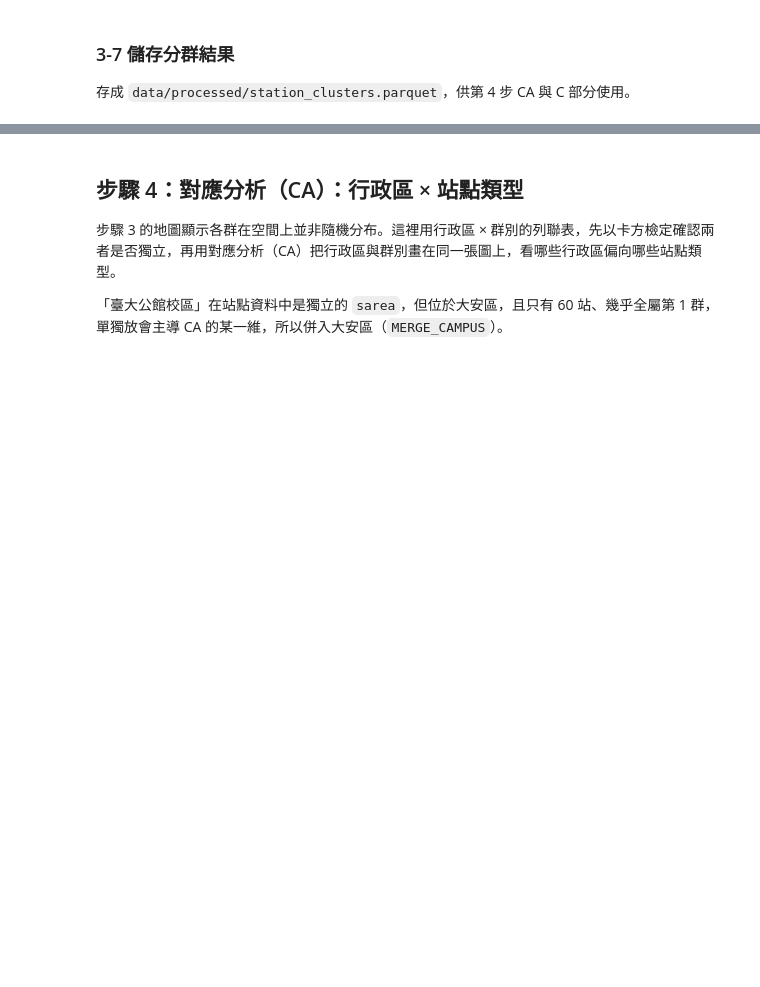
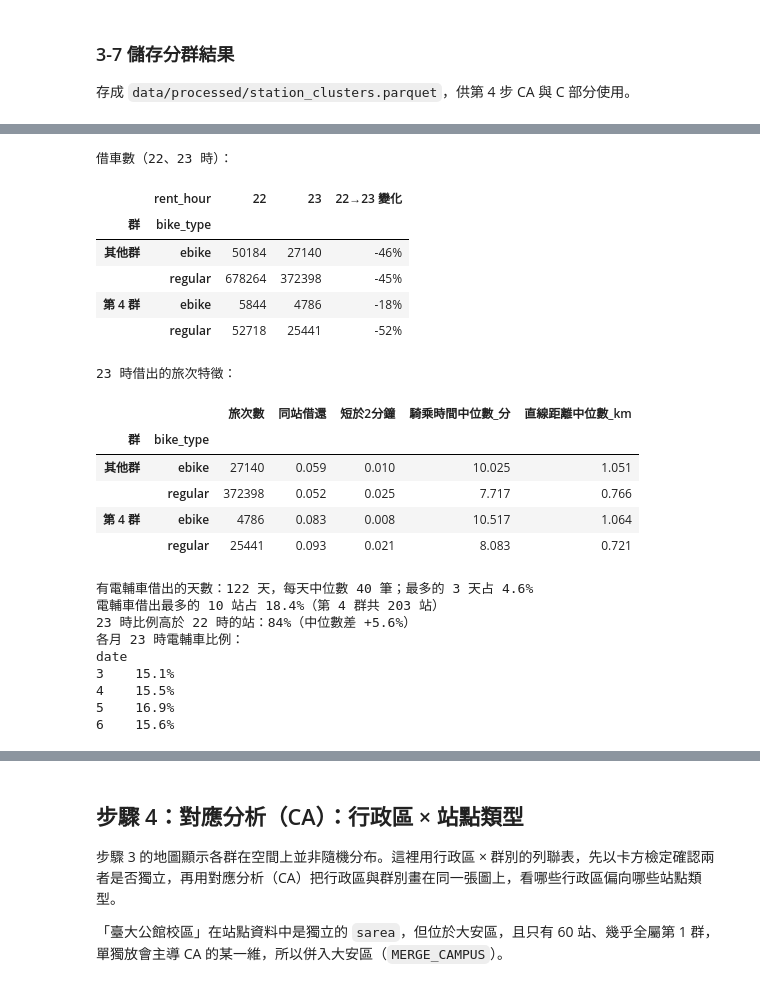
Before and after one commit to ziyingyang519/youbike-ebike-analysis, a Jupyter notebook: notebooks/03_station_patterns.ipynb, the cells around one changed output, grey strips where cells are left out. Drawn from its saved outputs; the diff is of its cells as text; code cells hidden in the pictures; blank space fills up the shorter version.

```diff
--- a/notebooks/03_station_patterns.ipynb
+++ b/notebooks/03_station_patterns.ipynb
@@ -704 +713,66 @@ out.head()
+# %%
+from youbike.features import haversine_km
+
+cols = ["date", "rent_hour", "rent_station", "bike_type", "duration_min", "same_station",
+        "rent_latitude", "rent_longitude", "return_latitude", "return_longitude"]
+late = []
+for m in STUDY_MONTHS:
+    t = pd.read_parquet(INTERIM / f"trips_{m.replace('-', '')}.parquet", columns=cols,
+                        filters=[("rent_hour", "in", [22, 23])])
+    t["rent_station"] = t["rent_station"].astype(str)
+    t["bike_type"] = t["bike_type"].astype(str)
+    late.append(t[t["rent_station"].isin(cluster.index)])
+late = pd.concat(late, ignore_index=True)
+late["群"] = np.where(late["rent_station"].map(cluster) == 4, "第 4 群", "其他群")
+late["km"] = haversine_km(late["rent_latitude"], late["rent_longitude"], late["return_latitude"], late["return_longitude"])
+
+# 1. 借車數：22 → 23 時的變化
+n_trips = late.groupby(["群", "bike_type", "rent_hour"]).size().unstack("rent_hour")
+n_trips["22→23 變化"] = (n_trips[23] / n_trips[22] - 1).map("{:+.0%}".format)
+print("借車數（22、23 時）：")
+display(n_trips)
+
+# 2. 旅次特徵：是否有異常旅次
+trip_check = (late[late["rent_hour"] == 23].groupby(["群", "bike_type"])
+              .agg(旅次數=("km", "size"), 同站借還=("same_station", "mean"),
+                   短於2分鐘=("duration_min", lambda s: (s < 2).mean()),
+                   騎乘時間中位數_分=("duration_min", "median"), 直線距離中位數_km=("km", "median")))
+print("23 時借出的旅次特徵：")
+display(trip_check.round(3))
+
+# 3. 第 4 群 23 時的集中程度
+c4_23 = late[(late["群"] == "第 4 群") & (late["rent_hour"] == 23)]
+by_day = c4_23[c4_23["bike_type"] == "ebike"].groupby(c4_23["date"].dt.date).size()
+by_station = c4_23.groupby("rent_station")["bike_type"].apply(lambda s: (s == "ebike").sum()).sort_values(ascending=False)
+share_by_hour = (late[late["群"] == "第 4 群"].groupby(["rent_station", "rent_hour"])["bike_type"]
+                 .apply(lambda s: (s == "ebike").mean()).unstack())
+print(f"有電輔車借出的天數：{by_day.size} 天，每天中位數 {by_day.median():.0f} 筆；最多的 3 天占 {by_day.nlargest(3).sum() / by_day.sum():.1%}")
+print(f"電輔車借出最多的 10 站占 {by_station.head(10).sum() / by_station.sum():.1%}（第 4 群共 {by_station.size} 站）")
+print(f"23 時比例高於 22 時的站：{(share_by_hour[23] > share_by_hour[22]).mean():.0%}（中位數差 {(share_by_hour[23] - share_by_hour[22]).median():+.1%}）")
+print("各月 23 時電輔車比例：")
+print(c4_23.groupby(c4_23["date"].dt.month)["bike_type"].apply(lambda s: (s == "ebike").mean()).map("{:.1%}".format).to_string())
+# %% [output]
+借車數（22、23 時）：
+|  | rent_hour | 22 | 23 | 22→23 變化 |
+| 群 | bike_type |  |  |  |
+| 其他群 | ebike | 50184 | 27140 | -46% |
+|  | regular | 678264 | 372398 | -45% |
+| 第 4 群 | ebike | 5844 | 4786 | -18% |
+|  | regular | 52718 | 25441 | -52% |
+23 時借出的旅次特徵：
+|  |  | 旅次數 | 同站借還 | 短於2分鐘 | 騎乘時間中位數_分 | 直線距離中位數_km |
+| 群 | bike_type |  |  |  |  |  |
+| 其他群 | ebike | 27140 | 0.059 | 0.010 | 10.025 | 1.051 |
+|  | regular | 372398 | 0.052 | 0.025 | 7.717 | 0.766 |
+| 第 4 群 | ebike | 4786 | 0.083 | 0.008 | 10.517 | 1.064 |
+|  | regular | 25441 | 0.093 | 0.021 | 8.083 | 0.721 |
+有電輔車借出的天數：122 天，每天中位數 40 筆；最多的 3 天占 4.6%
+電輔車借出最多的 10 站占 18.4%（第 4 群共 203 站）
+23 時比例高於 22 時的站：84%（中位數差 +5.6%）
+各月 23 時電輔車比例：
+date
+3    15.1%
+4    15.5%
+5    16.9%
+6    15.6%
 # %% [markdown]
```
Also changed, not shown: parts of 3 cells of this notebook.
